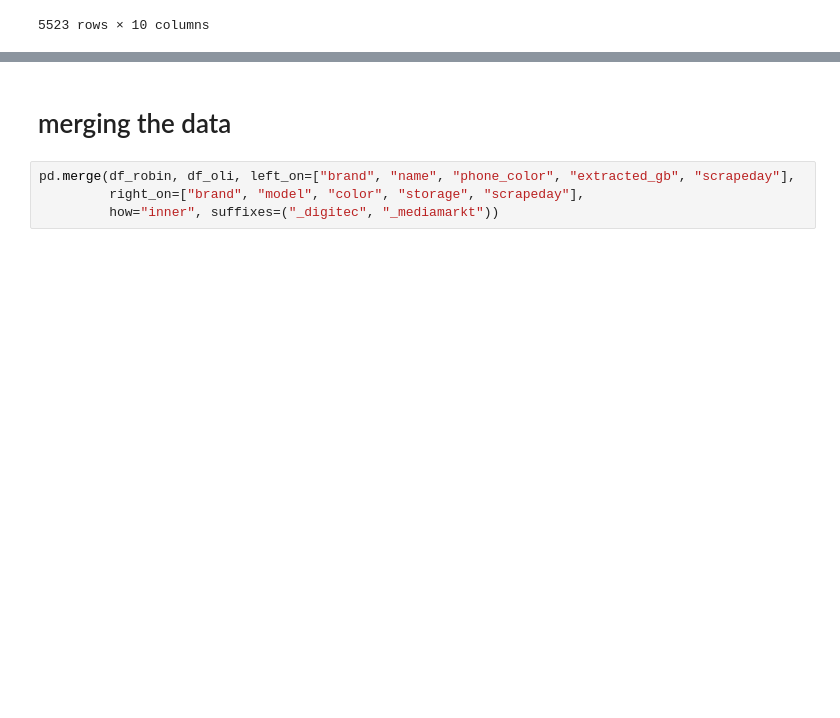
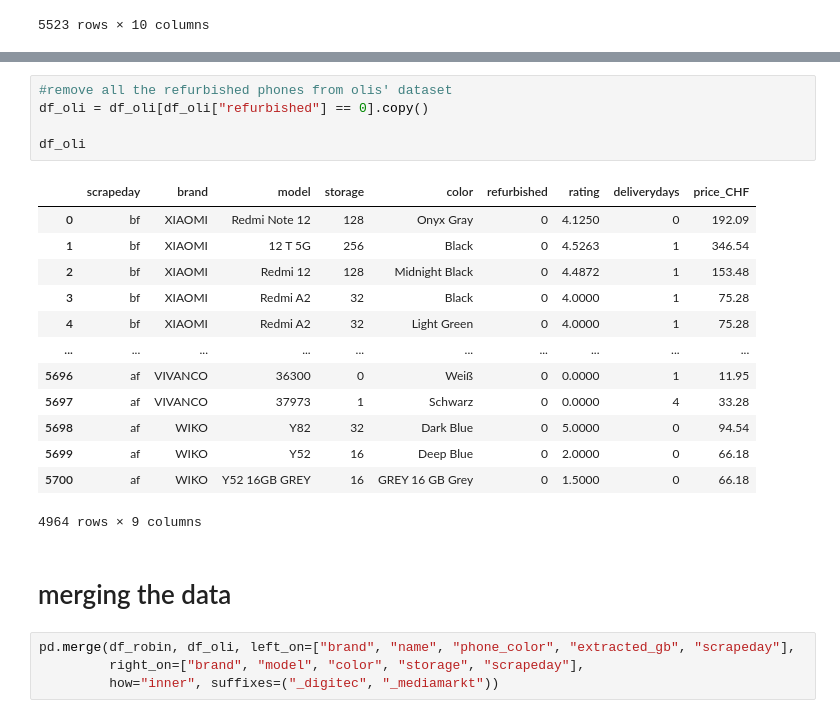
Before and after one commit to rportm/cip_project, a Jupyter notebook: joining_data.ipynb, the cells around one changed output, grey strips where cells are left out. Drawn from its saved outputs; the diff is of its cells as text; blank space fills up the shorter version.

```diff
--- a/joining_data.ipynb
+++ b/joining_data.ipynb
@@ -96,3 +95,22 @@ df_oli
+# %%
+#remove all the refurbished phones from olis' dataset
+df_oli = df_oli[df_oli["refurbished"] == 0].copy()
+
+df_oli
+# %% [output]
+|  | scrapeday | brand | model | storage | color | refurbished | rating | deliverydays | price_CHF |
+| 0 | bf | XIAOMI | Redmi Note 12 | 128 | Onyx Gray | 0 | 4.1250 | 0 | 192.09 |
+| 1 | bf | XIAOMI | 12 T 5G | 256 | Black | 0 | 4.5263 | 1 | 346.54 |
+| 2 | bf | XIAOMI | Redmi 12 | 128 | Midnight Black | 0 | 4.4872 | 1 | 153.48 |
+| 3 | bf | XIAOMI | Redmi A2 | 32 | Black | 0 | 4.0000 | 1 | 75.28 |
+| 4 | bf | XIAOMI | Redmi A2 | 32 | Light Green | 0 | 4.0000 | 1 | 75.28 |
+| ... | ... | ... | ... | ... | ... | ... | ... | ... | ... |
+| 5696 | af | VIVANCO | 36300 | 0 | Weiß | 0 | 0.0000 | 1 | 11.95 |
+| 5697 | af | VIVANCO | 37973 | 1 | Schwarz | 0 | 0.0000 | 4 | 33.28 |
+| 5698 | af | WIKO | Y82 | 32 | Dark Blue | 0 | 5.0000 | 0 | 94.54 |
+| 5699 | af | WIKO | Y52 | 16 | Deep Blue | 0 | 2.0000 | 0 | 66.18 |
+| 5700 | af | WIKO | Y52 16GB GREY | 16 | GREY 16 GB Grey | 0 | 1.5000 | 0 | 66.18 |
+4964 rows × 9 columns
 # %% [markdown]
 # merging the data
 # %%
```
Also changed, not shown: parts of 24 cells of this notebook.
